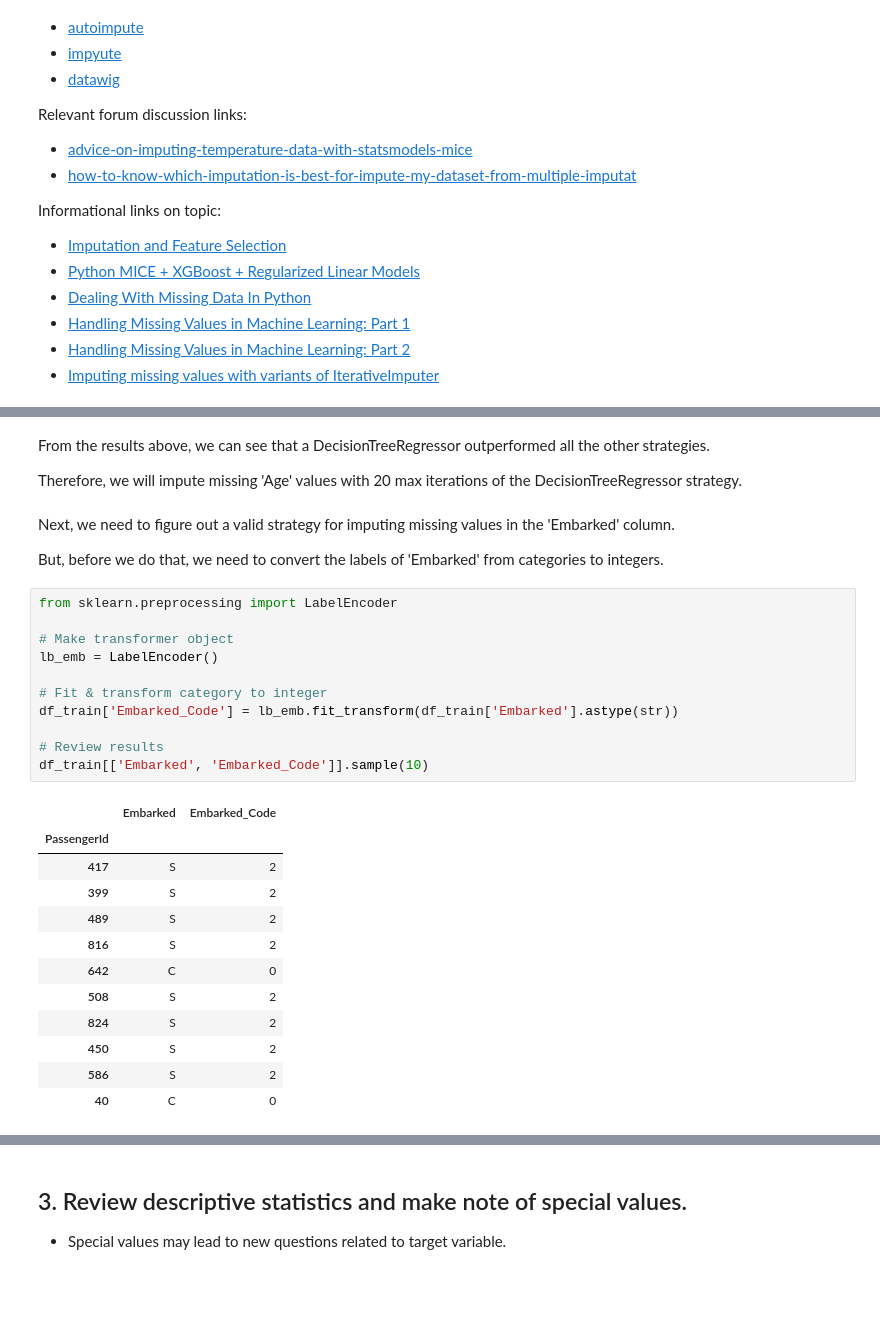
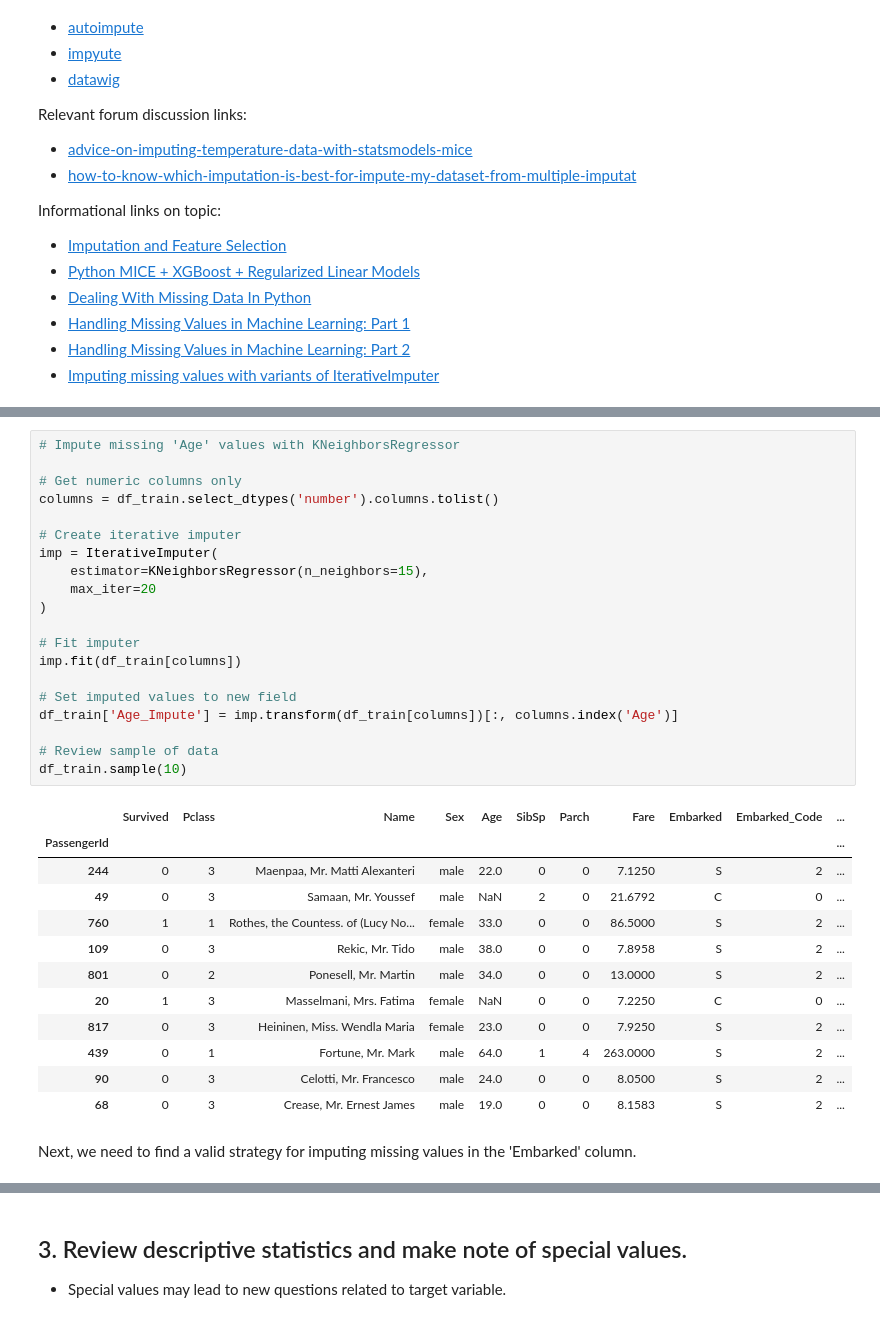
Before and after one commit to chadbartel/Data-Science-Projects, a Jupyter notebook: Titanic/Code/Model/Experiments/Experiment06/eda_titanic_06.ipynb, the cells around one changed output, grey strips where cells are left out. Drawn from its saved outputs; the diff is of its cells as text; blank space fills up the shorter version.

Commit message:
Commit final impute analysis

```diff
--- a/Titanic/Code/Model/Experiments/Experiment06/eda_titanic_06.ipynb
+++ b/Titanic/Code/Model/Experiments/Experiment06/eda_titanic_06.ipynb
@@ -423,36 +520,39 @@ Original          Full Data               -0.199182
 dtype: float64
-# %% [markdown]
-From the results above, we can see that a DecisionTreeRegressor outperformed all the other strategies.
-
-Therefore, we will impute missing 'Age' values with 20 max iterations of the DecisionTreeRegressor strategy.
+# %%
+# Impute missing 'Age' values with KNeighborsRegressor
+
+# Get numeric columns only
+columns = df_train.select_dtypes('number').columns.tolist()
+
+# Create iterative imputer
+imp = IterativeImputer(
+    estimator=KNeighborsRegressor(n_neighbors=15),
+    max_iter=20
+)
+
+# Fit imputer
+imp.fit(df_train[columns])
+
+# Set imputed values to new field
+df_train['Age_Impute'] = imp.transform(df_train[columns])[:, columns.index('Age')]
+
+# Review sample of data
+df_train.sample(10)
+# %% [output]
+|  | Survived | Pclass | Name | Sex | Age | SibSp | Parch | Fare | Embarked | Embarked_Code | ... |
+| PassengerId |  |  |  |  |  |  |  |  |  |  | ... |
+| 244 | 0 | 3 | Maenpaa, Mr. Matti Alexanteri | male | 22.0 | 0 | 0 | 7.1250 | S | 2 | ... |
+| 49 | 0 | 3 | Samaan, Mr. Youssef | male | NaN | 2 | 0 | 21.6792 | C | 0 | ... |
+| 760 | 1 | 1 | Rothes, the Countess. of (Lucy No... | female | 33.0 | 0 | 0 | 86.5000 | S | 2 | ... |
+| 109 | 0 | 3 | Rekic, Mr. Tido | male | 38.0 | 0 | 0 | 7.8958 | S | 2 | ... |
+| 801 | 0 | 2 | Ponesell, Mr. Martin | male | 34.0 | 0 | 0 | 13.0000 | S | 2 | ... |
+| 20 | 1 | 3 | Masselmani, Mrs. Fatima | female | NaN | 0 | 0 | 7.2250 | C | 0 | ... |
+| 817 | 0 | 3 | Heininen, Miss. Wendla Maria | female | 23.0 | 0 | 0 | 7.9250 | S | 2 | ... |
+| 439 | 0 | 1 | Fortune, Mr. Mark | male | 64.0 | 1 | 4 | 263.0000 | S | 2 | ... |
+| 90 | 0 | 3 | Celotti, Mr. Francesco | male | 24.0 | 0 | 0 | 8.0500 | S | 2 | ... |
+| 68 | 0 | 3 | Crease, Mr. Ernest James | male | 19.0 | 0 | 0 | 8.1583 | S | 2 | ... |
 # %% [markdown]
-Next, we need to figure out a valid strategy for imputing missing values in the 'Embarked' column.
-
-But, before we do that, we need to convert the labels of 'Embarked' from categories to integers.
+Next, we need to find a valid strategy for imputing missing values in the 'Embarked' column.
-# %%
-from sklearn.preprocessing import LabelEncoder
-
-# Make transformer object
-lb_emb = LabelEncoder()
-
-# Fit & transform category to integer
-df_train['Embarked_Code'] = lb_emb.fit_transform(df_train['Embarked'].astype(str))
-
-# Review results
-df_train[['Embarked', 'Embarked_Code']].sample(10)
-# %% [output]
-|  | Embarked | Embarked_Code |
-| PassengerId |  |  |
-| 417 | S | 2 |
-| 399 | S | 2 |
-| 489 | S | 2 |
-| 816 | S | 2 |
-| 642 | C | 0 |
-| 508 | S | 2 |
-| 824 | S | 2 |
-| 450 | S | 2 |
-| 586 | S | 2 |
-| 40 | C | 0 |
 # %%
 from sklearn.linear_model import LogisticRegression
 from sklearn.tree import DecisionTreeClassifier
```
Also changed, not shown: parts of 13 cells of this notebook.
